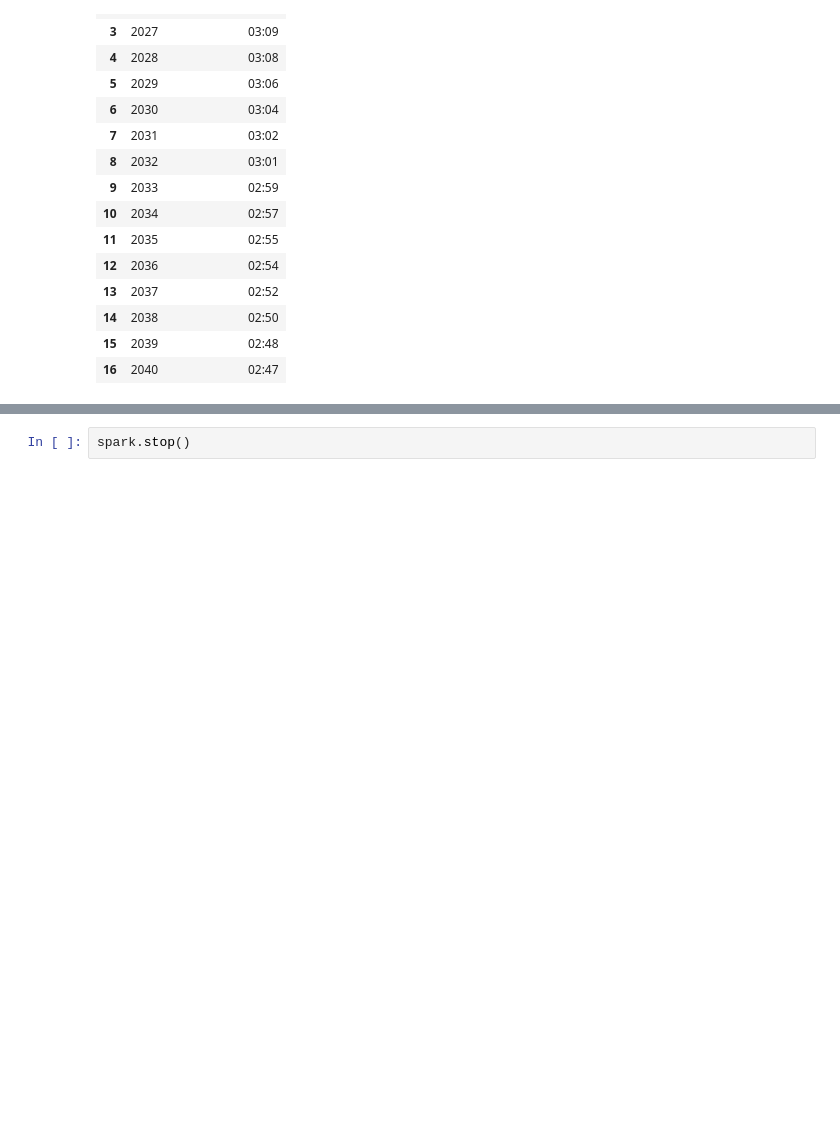
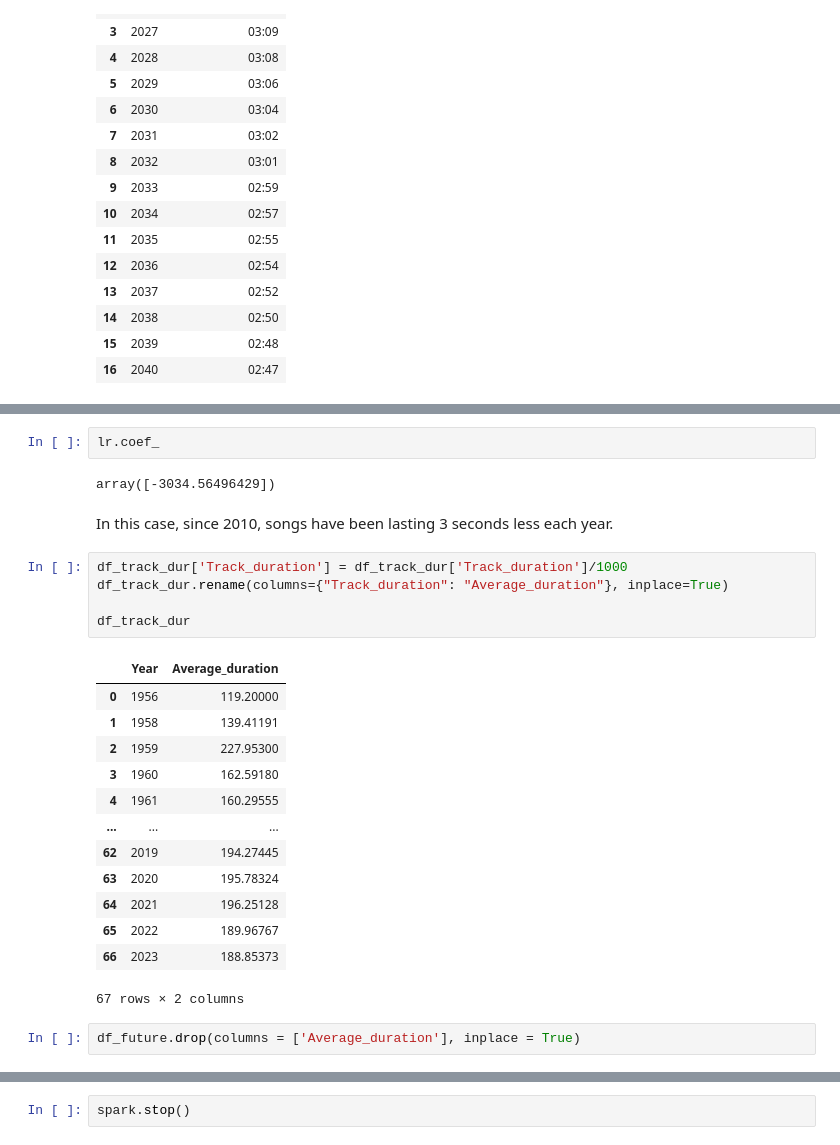
Before and after one commit to MtsGou/case-music-most-popular-songs, a Jupyter notebook: 3_modeling_avg_track_duration_2023-02-21.ipynb, the cells around one changed output, grey strips where cells are left out. Cells and saved outputs as stored; diff of their text form; blank space fills up the shorter version.

```diff
--- a/3_modeling_avg_track_duration_2023-02-21.ipynb
+++ b/3_modeling_avg_track_duration_2023-02-21.ipynb
@@ -325,0 +346,27 @@ linear_pred.head(20)
+# %%
+lr.coef_
+# %% [output]
+array([-3034.56496429])
+# %% [markdown]
+In this case, since 2010, songs have been lasting 3 seconds less each year.
+# %%
+df_track_dur['Track_duration'] = df_track_dur['Track_duration']/1000
+df_track_dur.rename(columns={"Track_duration": "Average_duration"}, inplace=True)
+
+df_track_dur
+# %% [output]
+|  | Year | Average_duration |
+| 0 | 1956 | 119.20000 |
+| 1 | 1958 | 139.41191 |
+| 2 | 1959 | 227.95300 |
+| 3 | 1960 | 162.59180 |
+| 4 | 1961 | 160.29555 |
+| ... | ... | ... |
+| 62 | 2019 | 194.27445 |
+| 63 | 2020 | 195.78324 |
+| 64 | 2021 | 196.25128 |
+| 65 | 2022 | 189.96767 |
+| 66 | 2023 | 188.85373 |
+67 rows × 2 columns
+# %%
+df_future.drop(columns = ['Average_duration'], inplace = True)
```
Also changed, not shown: parts of 15 cells of this notebook, 3 other files.
